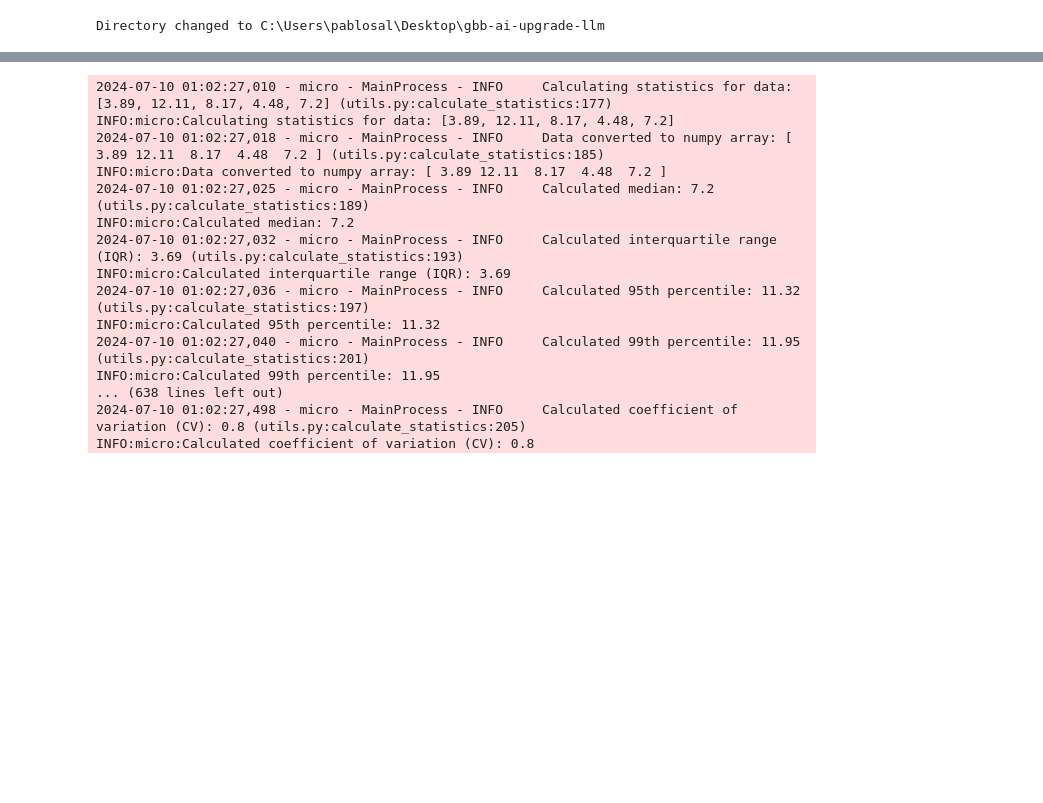
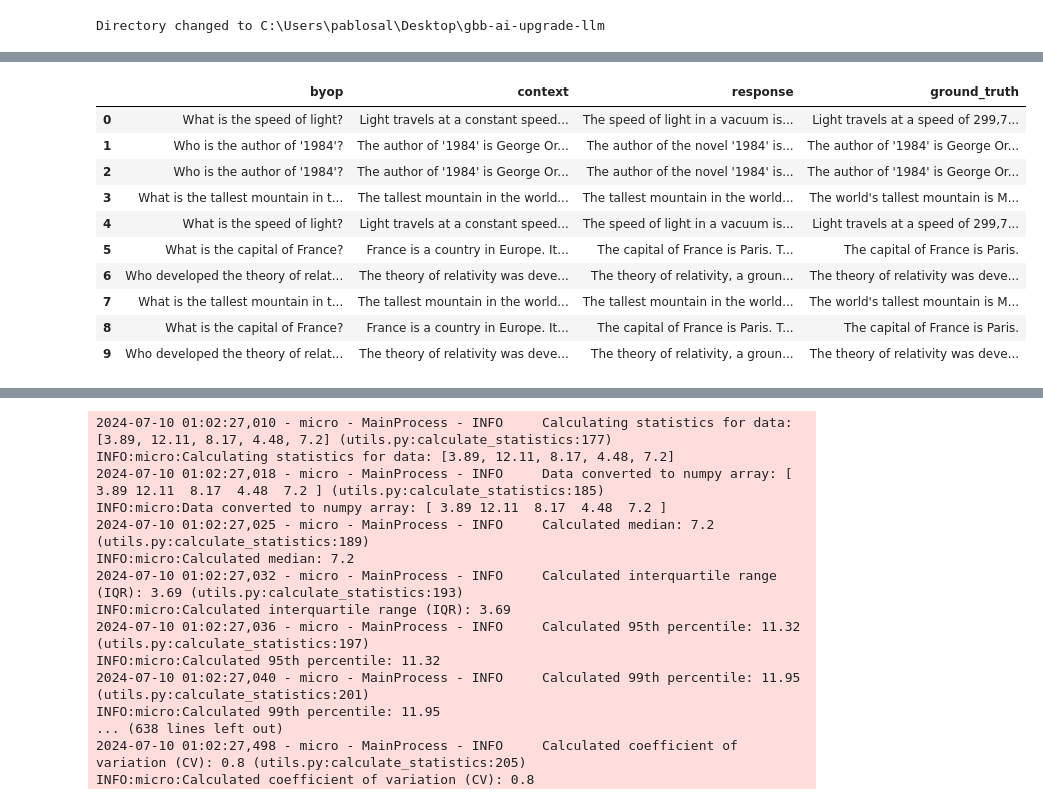
Before and after one commit to pablosalvador10/gbb-bench4ai, a Jupyter notebook: notebooks/dev/test.ipynb, the cells around one changed output, grey strips where cells are left out. Saved outputs shown, nothing was run; the diff lists cells and outputs as text; code cells hidden in the pictures; blank space fills up the shorter version.

```diff
--- a/notebooks/dev/test.ipynb
+++ b/notebooks/dev/test.ipynb
@@ -127,0 +215,22 @@ results
+# %%
+# Azure Open AI Completion Configuration
+OPENAI_API_KEY = "420686b739ec43aebdb1d7df956c953d"
+DEPLOYMENT_ID = "gpt-4o-2024-05-13"
+AZURE_AOAI_COMPLETION_MODEL_DEPLOYMENT_ID = "gpt-4o-2024-05-13"
+AZURE_AOAI_EMBEDDING_DEPLOYMENT_ID = "foundational-canadaeast-ada"
+AZURE_AOAI_WHISPER_MODEL_DEPLOYMENT_ID = "whisper"
+AZURE_OPENAI_ENDPOINT = "https://dev-aoai-aoai2-eastus2.openai.azure.com/"
+DEPLOYMENT_VERSION = "2024-02-01"
+# %%
+deployments = {
+    DEPLOYMENT_ID: {
+        "key": OPENAI_API_KEY,
+        "endpoint": "https://dev-aoai-aoai2-eastus2.openai.azure.com",
+        "version": DEPLOYMENT_VERSION,
+        "stream": False,
+    }
+}
+# %%
+from my_utils.ml_logging import get_logger
+# Set up logger
+logger = get_logger()
@@ -127,0 +306,4 @@ results
+# %%
+results = await run_benchmark_quality(
+    df.head(), 100
+)
@@ -127,0 +328,14 @@ results
+# %%
+results
+# %% [output]
+|  | byop | context | response | ground_truth |
+| 0 | What is the speed of light? | Light travels at a constant speed... | The speed of light in a vacuum is... | Light travels at a speed of 299,7... |
+| 1 | Who is the author of '1984'? | The author of '1984' is George Or... | The author of the novel '1984' is... | The author of '1984' is George Or... |
+| 2 | Who is the author of '1984'? | The author of '1984' is George Or... | The author of the novel '1984' is... | The author of '1984' is George Or... |
+| 3 | What is the tallest mountain in t... | The tallest mountain in the world... | The tallest mountain in the world... | The world's tallest mountain is M... |
+| 4 | What is the speed of light? | Light travels at a constant speed... | The speed of light in a vacuum is... | Light travels at a speed of 299,7... |
+| 5 | What is the capital of France? | France is a country in Europe. It... | The capital of France is Paris. T... | The capital of France is Paris. |
+| 6 | Who developed the theory of relat... | The theory of relativity was deve... | The theory of relativity, a groun... | The theory of relativity was deve... |
+| 7 | What is the tallest mountain in t... | The tallest mountain in the world... | The tallest mountain in the world... | The world's tallest mountain is M... |
+| 8 | What is the capital of France? | France is a country in Europe. It... | The capital of France is Paris. T... | The capital of France is Paris. |
+| 9 | Who developed the theory of relat... | The theory of relativity was deve... | The theory of relativity, a groun... | The theory of relativity was deve... |
```
Also changed, not shown: parts of 22 cells of this notebook, 13 other files.
